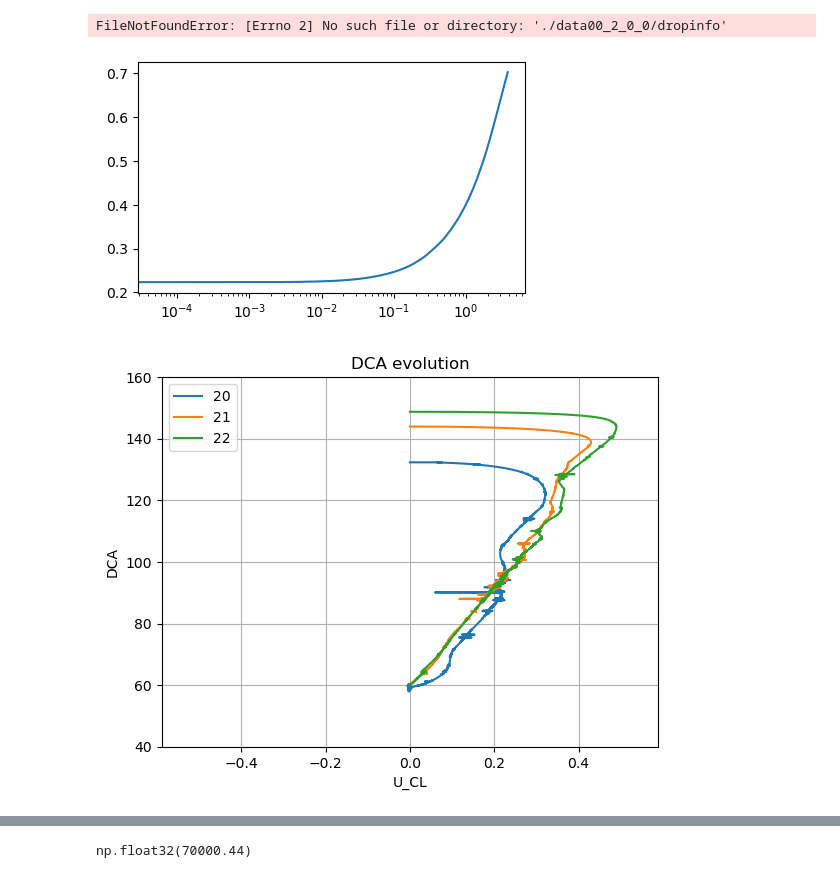
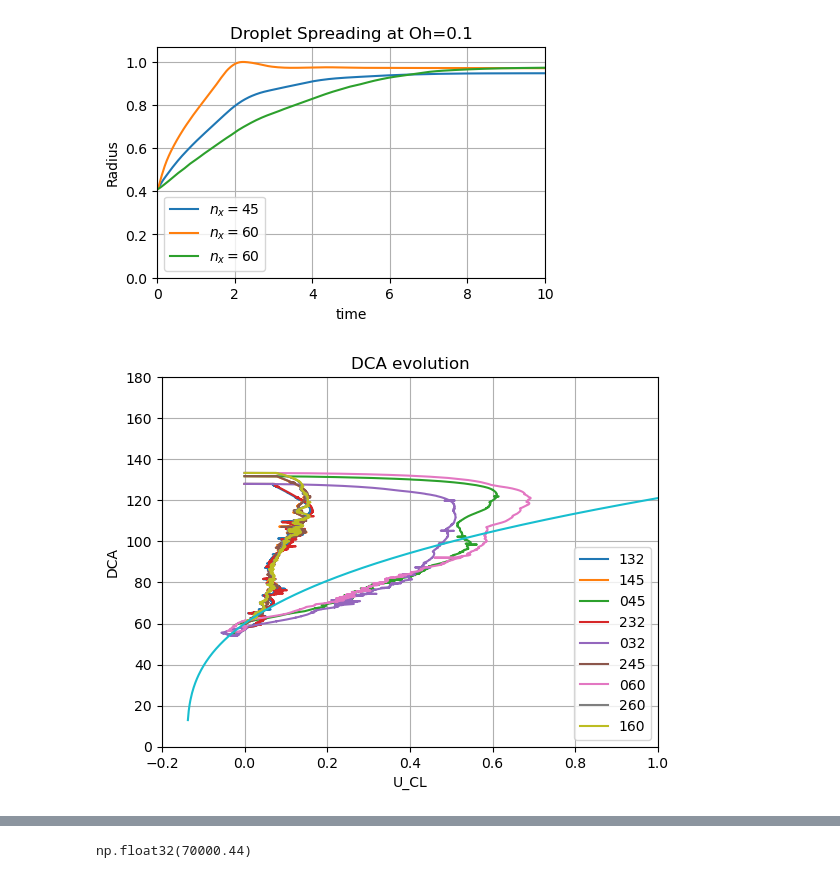
Before and after one commit to pmt58/Droplet_NGA2, a Jupyter notebook: data_analysis.ipynb, the cells around one changed output, grey strips where cells are left out. Cells and saved outputs as stored; diff of their text form; code cells hidden in the pictures.

```diff
--- a/data_analysis.ipynb
+++ b/data_analysis.ipynb
@@ -16,7 +16,7 @@ cst=0
 f_name=[""]
 f_id=[""]
 for temp in file_temp:
-    match=re.search("data00_",temp)
+    match=re.search("data8_",temp)
     if match:
         f_name.append(temp)
         f_id.append(temp.split('_')[1])
@@ -24,42 +24,41 @@ for temp in file_temp:
 
         cst=cst+1
 f_name=np.array(f_name[1:])#,dtype=np.str)
 f_id=np.array(f_id[1:],dtype=np.float32)
 f_sorted=np.sort(f_id)
 index=np.zeros(np.size(f_id)).astype('int32')
 f_name_sorted=np.empty(np.size(f_name),dtype='<U14')
 for i in range(np.size(f_id)):
     index[i]=np.where(f_id==f_sorted[i])[0][0].astype('int32')#,f_id)
     f_name_sorted[i]=f_name[index[i]]
 n=np.size(f_id)
 fit_param=np.zeros([n,4])
 i=0
-label_key=['$n_x=16$','$n_x=32$','$n_x=45$']
+label_key=['Simple No Slip BC','Linearized DCA BC']
 for f in f_name:
-    temp=pd.read_csv('./'+f+'/dropinfo',header=0,delimiter='\\s+')#,skiprows=1)
+    temp=pd.read_csv('./'+f+'/dropinfo',header=0,delimiter='\\s+',low_memory=False)#,skiprows=1)
     data=temp[1:].astype('float32') # Drop first row and interpret data as floating point numbers.
     # === Plot Data === #
     xdata=data['Time'].to_numpy()
     ydata=data['WetAreaFract'].to_numpy()
-    p=plt.semilogx(xdata,ydata,label='$'+f.split('_')[1]+'-n_x='+f.split('_')[3]+'$')
+    p=plt.plot(xdata,ydata,label='$n_x='+f.split('_')[2]+'$')
     # === Fit model === #
     #popt, pcov = curve_fit(powerlaw, data['Time'], np.pi*np.power(data['Wetted'],2),[1,0.5,1,8])
-    popt, pcov = curve_fit(powerlaw, xdata, ydata,bounds=(10**-3,[10,10,10,2]))
-    fit_param[i,:]=popt
+    #popt, pcov = curve_fit(powerlaw, xdata, ydata,bounds=(10**-3,[10,10,10,2]))
+    #fit_param[i,:]=popt
     #p=plt.plot(xdata,powerlaw(xdata,popt[0],popt[1],popt[2],popt[3]),'--',color=p[0].get_color())
     i=i+1
 
-plt.xlim([0.01,8])
+plt.xlim([0,10])
 plt.ylim([0,np.max(ydata)*1.1])
-plt.title('Droplet Spreading at Oh=0.05')
+plt.title('Droplet Spreading at Oh=0.1')
 plt.xlabel('time')
 plt.ylabel('Radius')
 plt.legend()
 plt.grid()
 plt.show()
 # %% [output]
-FileNotFoundError: [Errno 2] No such file or directory: './data00_2_0_0/dropinfo'
-[figure, old version]
+[figure, new version]
 # %%
 # K,n,Af,tau
 a=plt.plot(np.log10(f_id),fit_param[:,0]/np.max(fit_param[:,0]),'-o',label='K')
@@ -79,17 +78,20 @@ for f in f_name:
     data=temp[1:].astype('float32') # Drop first row and interpret data as floating point numbers.
     xdata=data['CL'].to_numpy()
     ydata=data['CA.1'].to_numpy()
-    p=plt.plot(xdata,ydata,label=f.split('_')[1]+f.split('_')[3])
+    p=plt.plot(xdata,ydata,label=f.split('_')[1]+f.split('_')[2])
     plt.legend()
     plt.title('DCA evolution')
     plt.xlabel('U_CL')
     plt.ylabel('DCA')
     plt.xlim([-1.2*np.max(xdata),1.2*np.max(xdata)])
-    plt.ylim([40,160])
+    plt.ylim([0,180])
     plt.grid()
+x_DCA=np.linspace(-1,1,1000)
+plt.plot(x_DCA,180/np.pi*np.power((60*np.pi/180)**3+(9*x_DCA*0.1*np.log(0.1/1e-5)),1/3))
+plt.xlim([-0.2,1])
 plt.show()
 # %% [output]
-[figure, old version]
+[figure, new version]
 # %%
 data
 # %% [output]
```
Also changed, not shown: 4 other files.
